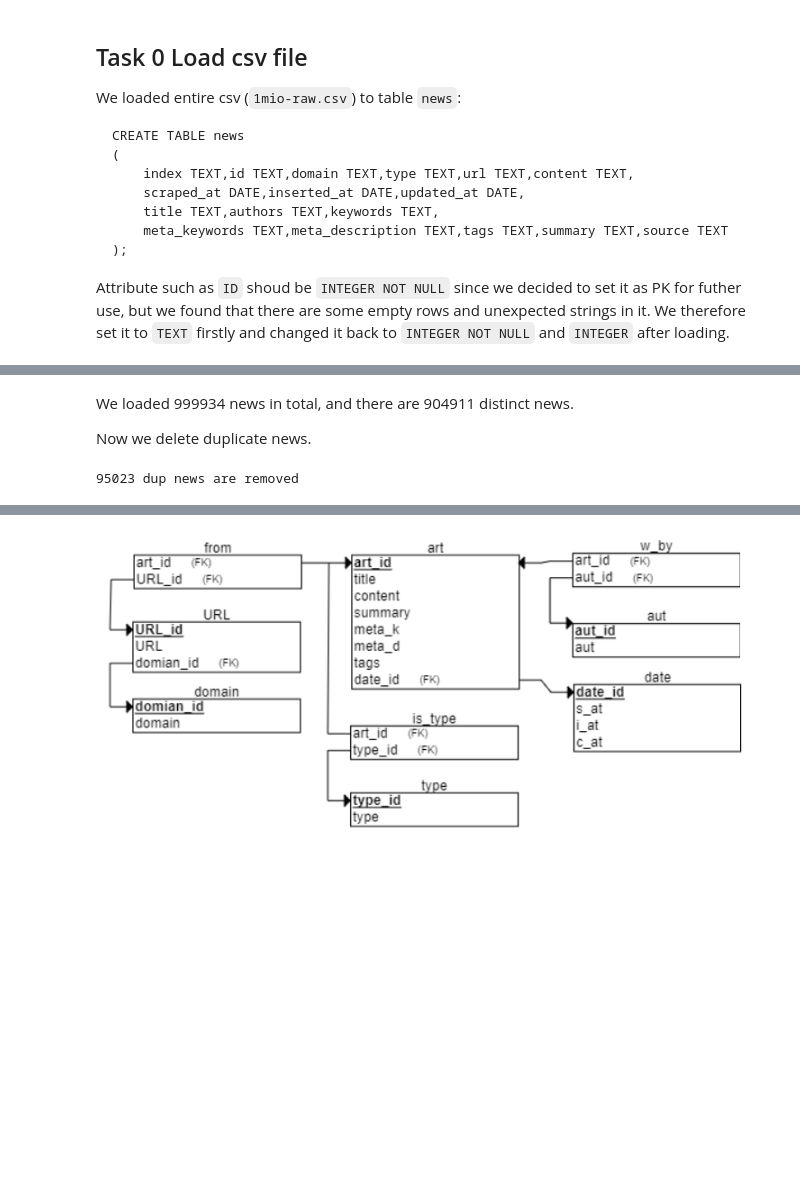
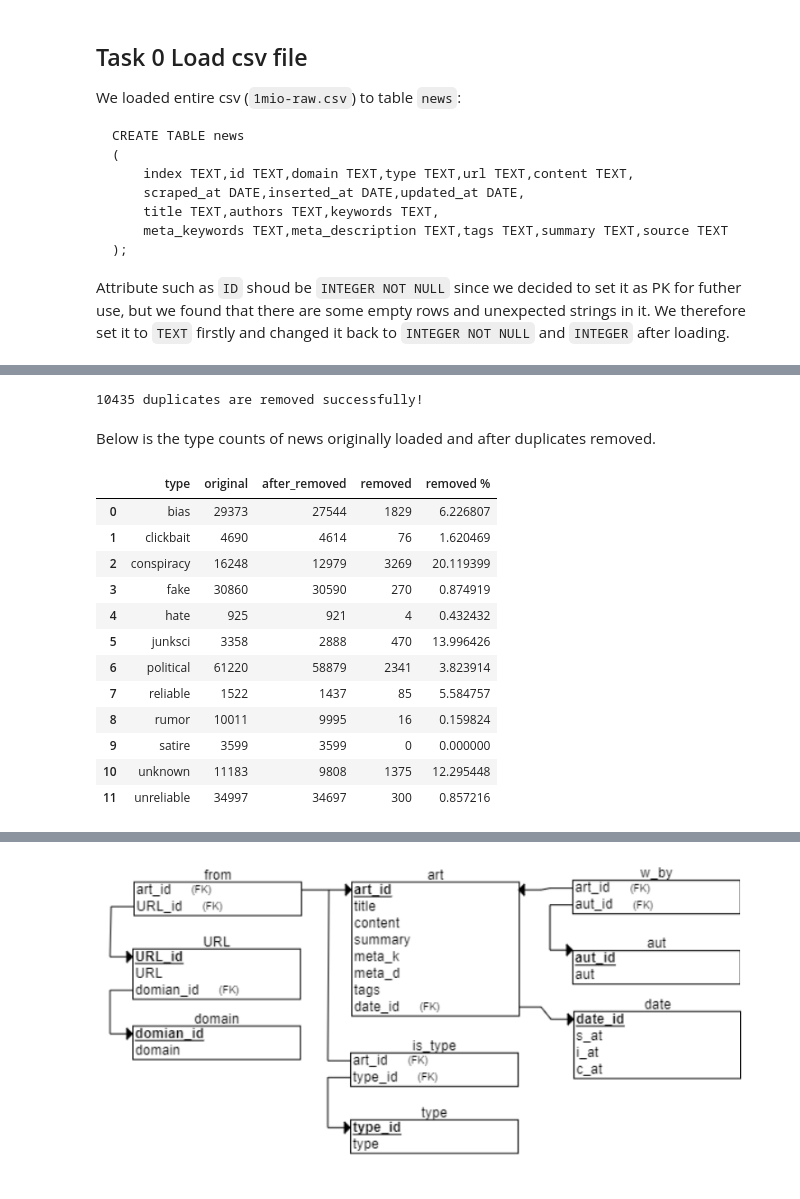
Before and after one commit to Xiiqiing/DS_project, a Jupyter notebook: M2/M2.ipynb, the cells around one changed output, grey strips where cells are left out. Saved outputs shown, nothing was run; the diff lists cells and outputs as text; code cells hidden in the pictures; blank space fills up the shorter version.

```diff
--- a/M2/M2.ipynb
+++ b/M2/M2.ipynb
@@ -68,5 +101,0 @@ print(len(dis_news),'news are distinct')
-# %% [markdown]
-We loaded 999934 news in total, and there are 904911 distinct news.
-
-
-Now we delete duplicate news.
@@ -79,13 +102,42 @@ count_type = pd.DataFrame(cur.fetchall(), columns=['type', 'count'])
-# %%
-# remove dup news
-con = psycopg2.connect(database='postgres', user='postgres',password='postgres',host="127.0.0.1", port="5432")
-cur = con.cursor()
-cur.execute('delete from news n where n.id = any(array (select id from (select row_number() over (partition by  authors,domain,title,content,meta_description,meta_keywords,tags), id from news) t where t.row_number > 1))')
-cur.execute('select count(id) from news')
-removed_news=cur.fetchall()
-con.commit()
-con.close
-print(all_news[0][0]-removed_news[0][0],'dup news are removed')
-# %% [output]
-95023 dup news are removed
+# %%
+# Count each type of news number
+cur.execute('SELECT type, COUNT(type) FROM '+name_table+' GROUP BY type ORDER BY type')
+count_type = pd.DataFrame(cur.fetchall(), columns=['type', 'original'])
+
+# Remove duplicate news
+cur.execute('DELETE FROM '+name_table+' n WHERE n.id = ANY(ARRAY (SELECT id FROM (SELECT row_number() OVER (PARTITION BY authors,domain,title,content,meta_description,meta_keywords,tags), id FROM '+name_table+') t WHERE t.row_number > 1))')
+
+# Count each type of news number after duplicate news are removed
+cur.execute('SELECT type, COUNT(type) FROM '+name_table+' GROUP BY type ORDER BY type')
+count_after = pd.DataFrame(cur.fetchall(), columns=['type', 'after_removed'])
+count_type['after_removed'] = count_after[['after_removed']]
+count_type['removed'] = count_type.apply(lambda x: x['original'] - x['after_removed'], axis=1)
+count_type=count_type.drop(index=12)
+count_type['removed %'] = count_type.apply(lambda x: 100*x['removed']/x['original'], axis=1)
+
+cur.execute('select count(id) from '+name_table)
+removed_news=cur.fetchall()
+con.commit()
+con.close()
+print(all_news[0][0]-removed_news[0][0],"duplicates are removed successfully!")
+# %% [output]
+10435 duplicates are removed successfully!
+# %% [markdown]
+Below is the type counts of news originally loaded and after duplicates removed.
+# %%
+count_type
+# %% [output]
+|  | type | original | after_removed | removed | removed % |
+| 0 | bias | 29373 | 27544 | 1829 | 6.226807 |
+| 1 | clickbait | 4690 | 4614 | 76 | 1.620469 |
+| 2 | conspiracy | 16248 | 12979 | 3269 | 20.119399 |
+| 3 | fake | 30860 | 30590 | 270 | 0.874919 |
+| 4 | hate | 925 | 921 | 4 | 0.432432 |
+| 5 | junksci | 3358 | 2888 | 470 | 13.996426 |
+| 6 | political | 61220 | 58879 | 2341 | 3.823914 |
+| 7 | reliable | 1522 | 1437 | 85 | 5.584757 |
+| 8 | rumor | 10011 | 9995 | 16 | 0.159824 |
+| 9 | satire | 3599 | 3599 | 0 | 0.000000 |
+| 10 | unknown | 11183 | 9808 | 1375 | 12.295448 |
+| 11 | unreliable | 34997 | 34697 | 300 | 0.857216 |
 # %% [markdown]
```
Also changed, not shown: parts of 38 cells of this notebook.
